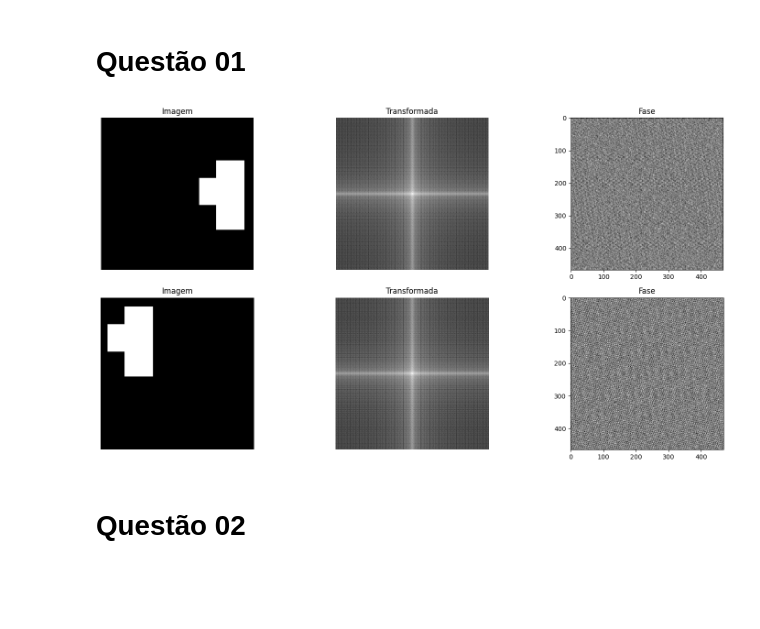
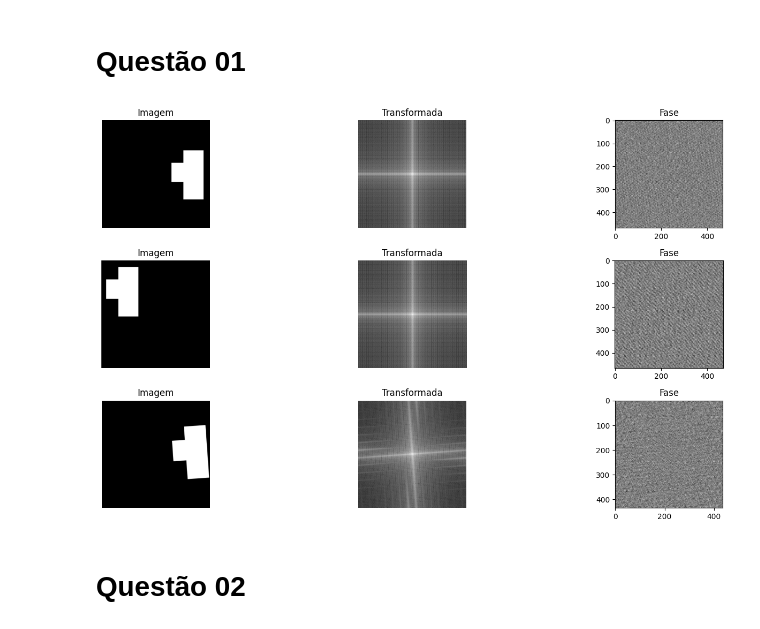
Before and after one commit to Manuelfjr/pdi, a Jupyter notebook: notebooks/01_atv02_code.ipynb, the cells around one changed output. Cells and saved outputs as stored; diff of their text form; code cells hidden in the pictures; blank space fills up the shorter version.

```diff
--- a/notebooks/01_atv02_code.ipynb
+++ b/notebooks/01_atv02_code.ipynb
@@ -128,9 +128,11 @@ path_assets = PROJECT_DIR / 'assets'
 # %%
 q1_i1 = load_image(path_assets / "atv02-q01-03.png")
 q1_i2 = load_image(path_assets / "atv02-q01-04.png")
+q1_i3 = load_image(path_assets / "atv02-q01-0301.png")
 
 i1_magnitude_spectrum, fase1 = apply_fourier_transform(q1_i1)
 i2_magnitude_spectrum, fase2 = apply_fourier_transform(q1_i2)
+i3_magnitude_spectrum, fase3 = apply_fourier_transform(q1_i3)
 
 fig_q1_i1, ax_q1_i1 = plot_images(
     {
@@ -141,34 +143,48 @@ fig_q1_i1, ax_q1_i1 = plot_images(
             },
             "transformada": {
                 "img": i1_magnitude_spectrum,
                 "args": {"cmap": 'gray'}
             },
             "fase": {
                 "img": fase1,
                 "args": {"cmap": 'gray'}
             }
         },
         "img_2": {
             "original": {
                 "img": q1_i2,
                 "args": {"cmap": 'gray'}
             },
             "transformada": {
                 "img": i2_magnitude_spectrum,
                 "args": {"cmap": 'gray'}
             },
             "fase": {
                 "img": fase2,
                 "args": {"cmap": 'gray'}
             }
+        },
+        "img_3": {
+            "original": {
+                "img": q1_i3,
+                "args": {"cmap": 'gray'}
+            },
+            "transformada": {
+                "img": i3_magnitude_spectrum,
+                "args": {"cmap": 'gray'}
+            },
+            "fase": {
+                "img": fase3,
+                "args": {"cmap": 'gray'}
+            }
         }
     },
     figsize=(16, 8),
     with_phase=True
 )
 fig_q1_i1.savefig(path_assets / "atv02-q01-06.png", dpi=400, bbox_inches='tight')
 # %% [output]
-[figure, old version]
+[figure, new version]
 # %% [markdown]
 # Questão 02
 # %%
```
Also changed, not shown: 7 other files.
